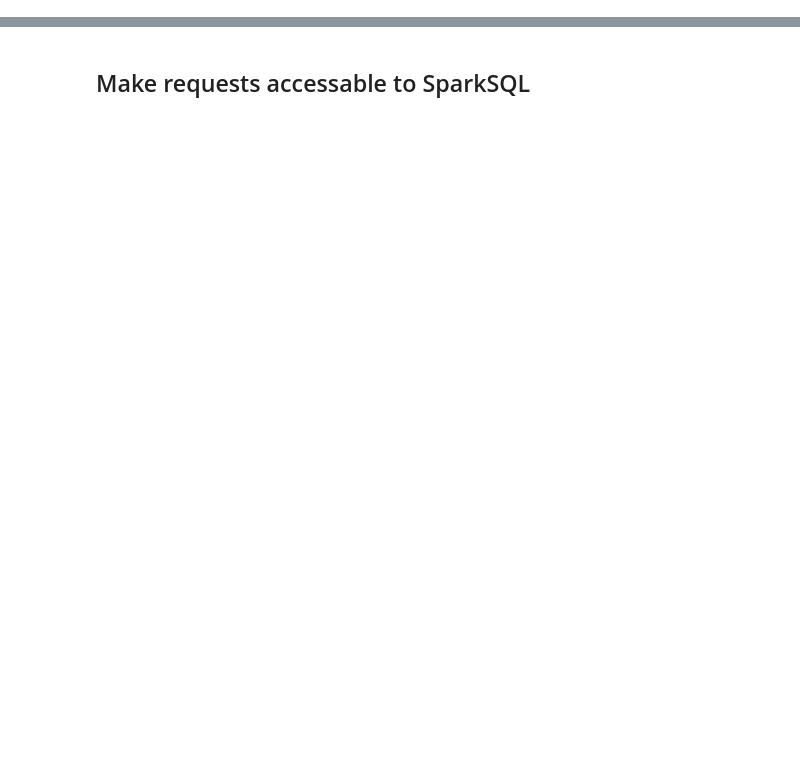
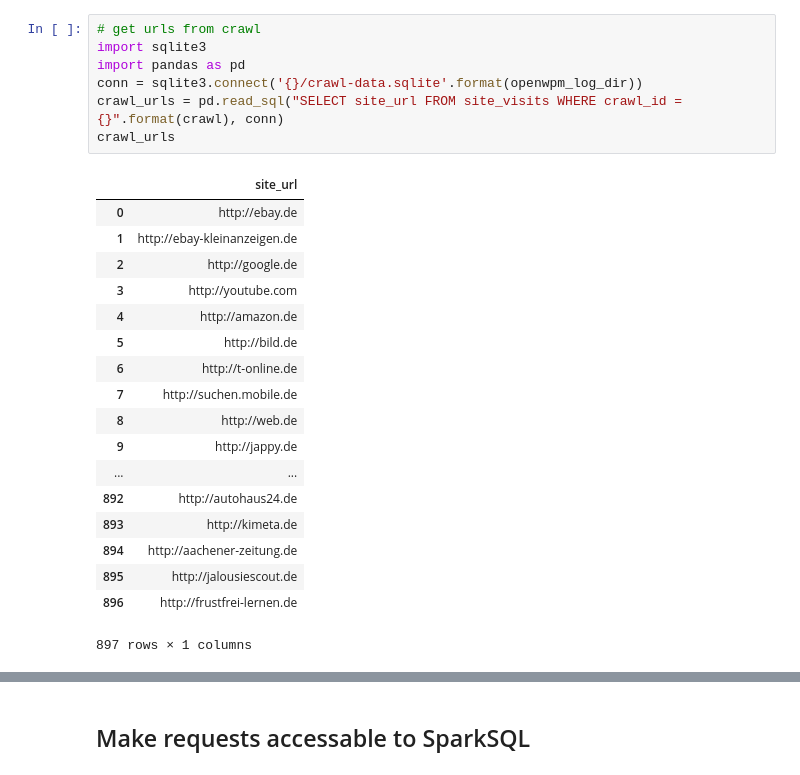
Before and after one commit to sammacbeth/tracking_measurement, a Jupyter notebook: UID Analysis.ipynb, the cells around one changed output, grey strips where cells are left out. Saved outputs shown, nothing was run; the diff lists cells and outputs as text; blank space fills up the shorter version.

```diff
--- a/UID Analysis.ipynb
+++ b/UID Analysis.ipynb
@@ -33,0 +22,26 @@ def is_manual_safe(domain, key, value):
+# %%
+# get urls from crawl
+import sqlite3
+import pandas as pd
+conn = sqlite3.connect('{}/crawl-data.sqlite'.format(openwpm_log_dir))
+crawl_urls = pd.read_sql("SELECT site_url FROM site_visits WHERE crawl_id = {}".format(crawl), conn)
+crawl_urls
+# %% [output]
+|  | site_url |
+| 0 | http://ebay.de |
+| 1 | http://ebay-kleinanzeigen.de |
+| 2 | http://google.de |
+| 3 | http://youtube.com |
+| 4 | http://amazon.de |
+| 5 | http://bild.de |
+| 6 | http://t-online.de |
+| 7 | http://suchen.mobile.de |
+| 8 | http://web.de |
+| 9 | http://jappy.de |
+| ... | ... |
+| 892 | http://autohaus24.de |
+| 893 | http://kimeta.de |
+| 894 | http://aachener-zeitung.de |
+| 895 | http://jalousiescout.de |
+| 896 | http://frustfrei-lernen.de |
+897 rows × 1 columns
```
Also changed, not shown: parts of 20 cells of this notebook, 3 other files.
